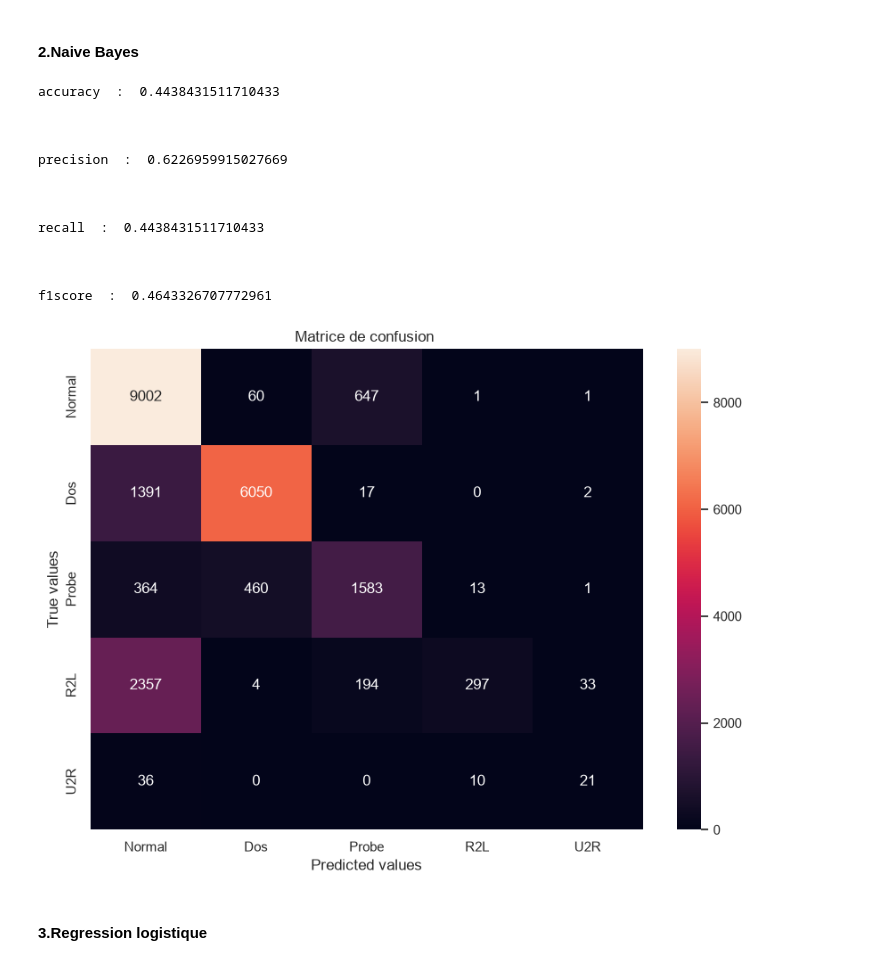
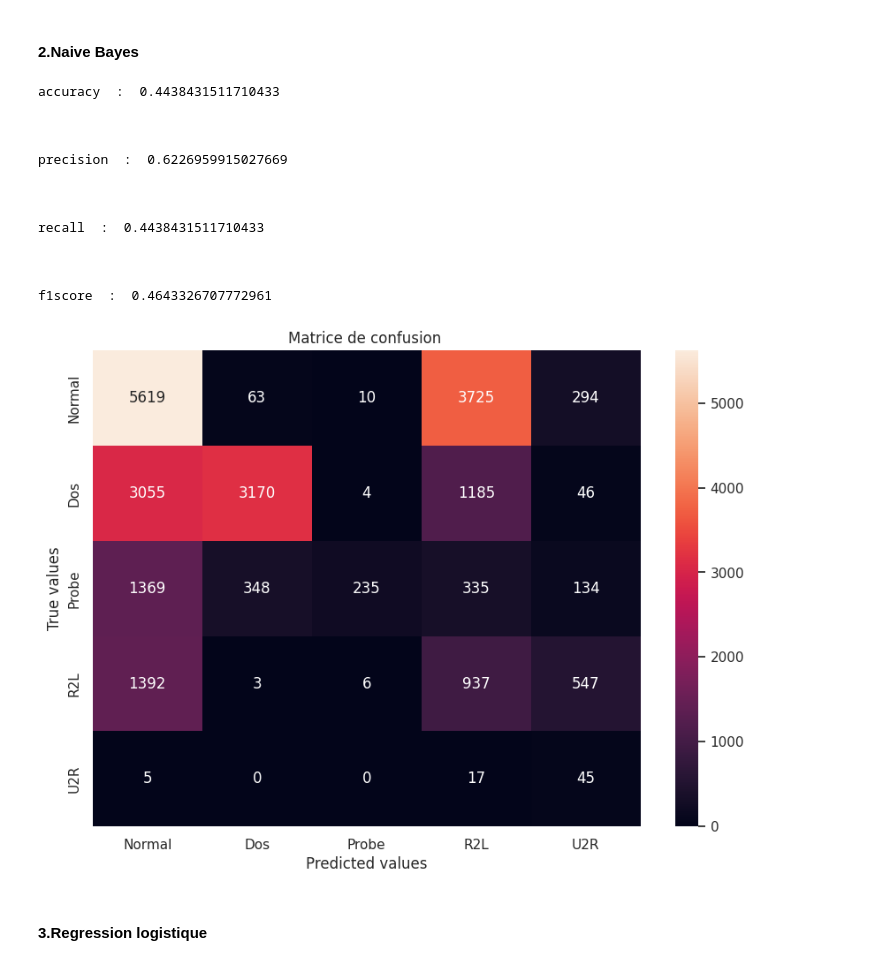
Before and after one commit to lina77b/IA_for_CyberSecurity_Project, a Jupyter notebook: tp.ipynb, the cells around one changed output. Cells and saved outputs as stored; diff of their text form; code cells hidden in the pictures.

```diff
--- a/tp.ipynb
+++ b/tp.ipynb
@@ -817,27 +825,27 @@ nb_evaluation = eval_nb(nb_y_pred,y_test)
 # %%
 # METRIQUES
 
 for key,value in nb_evaluation.items() :
     if key == "confusion_matrix":
-        mat_conf(knn_evaluation["confusion_matrix"])
+        mat_conf(nb_evaluation["confusion_matrix"])
         break
     print(key ," : " ,  value)
     print("\n\n")
 # %% [output]
 accuracy  :  0.4438431511710433
 
 
 
 precision  :  0.6226959915027669
 
 
 
 recall  :  0.4438431511710433
 
 
 
 f1score  :  0.4643326707772961
-[figure, old version]
+[figure, new version]
 # %% [markdown]
 #### **3.Regression logistique**
 # %%
```
Also changed, not shown: parts of 41 cells of this notebook.
